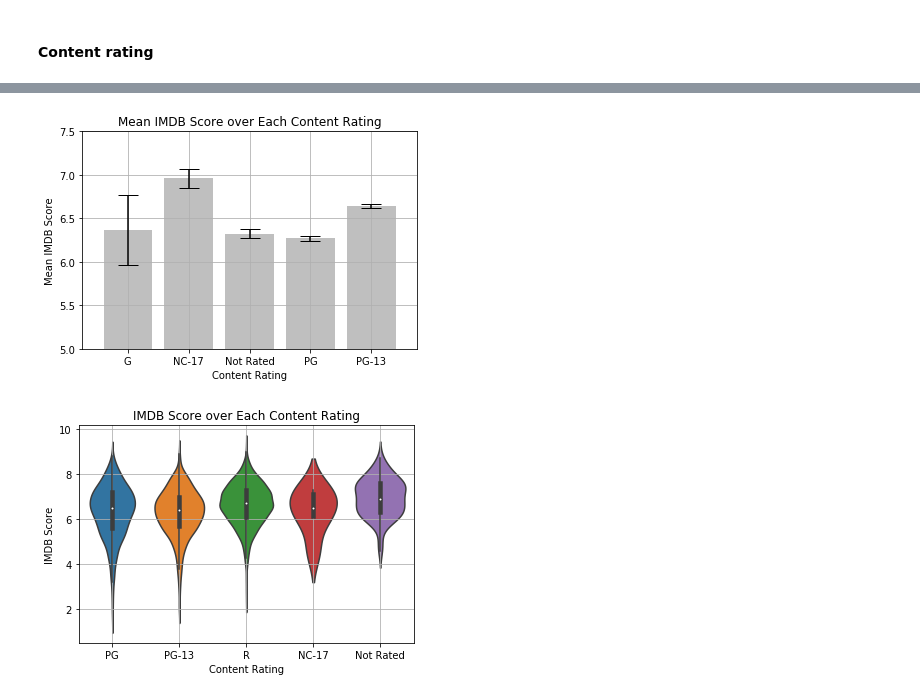
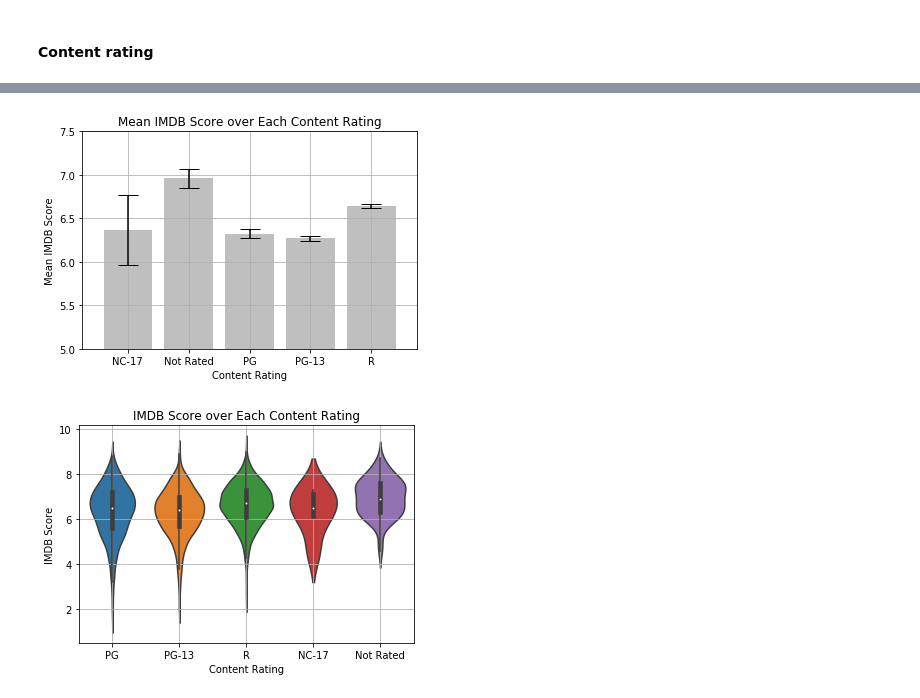
Before and after one commit to BrittanyClemmons/project_one, a Jupyter notebook: project_one_movie_analysis_leo.ipynb, the cells around one changed output, grey strips where cells are left out. Cells and saved outputs as stored; diff of their text form; code cells hidden in the pictures.

```diff
--- a/project_one_movie_analysis_leo.ipynb
+++ b/project_one_movie_analysis_leo.ipynb
@@ -230,31 +240,31 @@ Combine this graph and the imdb score trend graph, it demonstrates that producer
 # %%
 #group imdb_rt by content rating
 imdb_rt_group=imdb_rt.groupby(["content_rating"])
 # Store the Mean and SEM
 rt_mean=imdb_rt_group["imdb_score"].mean()
 rt_sem=imdb_rt_group["imdb_score"].sem()
 # Convert to DataFrame
 rt_mean_df=pd.DataFrame(rt_mean).reset_index()
 rt_sem_df=pd.DataFrame(rt_sem).reset_index()
 content_rt=imdb_rt["content_rating"].unique()
 content_rt
 x_axis = np.arange(len(content_rt))
 plt.bar(x_axis,rt_mean_df["imdb_score"],yerr=rt_sem_df["imdb_score"],color="grey",alpha=0.5,capsize=10,align="center")
 tick_locations = [value for value in x_axis]
-plt.xticks(tick_locations, ["G", "NC-17", "Not Rated", "PG", "PG-13", "R"])
+plt.xticks(tick_locations, [ "NC-17", "Not Rated", "PG", "PG-13", "R"])
 plt.xlim(-0.75, len(x_axis)-0.25)
 plt.ylim(5, 7.5)
 
 # Set up the x_axis and y_axis limits
 
 plt.grid()
 plt.title("Mean IMDB Score over Each Content Rating")
 plt.xlabel("Content Rating")
 plt.ylabel("Mean IMDB Score")
 plt.savefig("Images/Mean IMDB score over Content Rating.png")
 plt.show()
 # %% [output]
-[figure, old version]
+[figure, new version]
 # %%
 sns.violinplot(x="content_rating",y="imdb_score",data=imdb_rt,order=["PG","PG-13","R","NC-17","Not Rated"])
 plt.grid()
```
Also changed, not shown: parts of 2 cells of this notebook, 1 other file.
